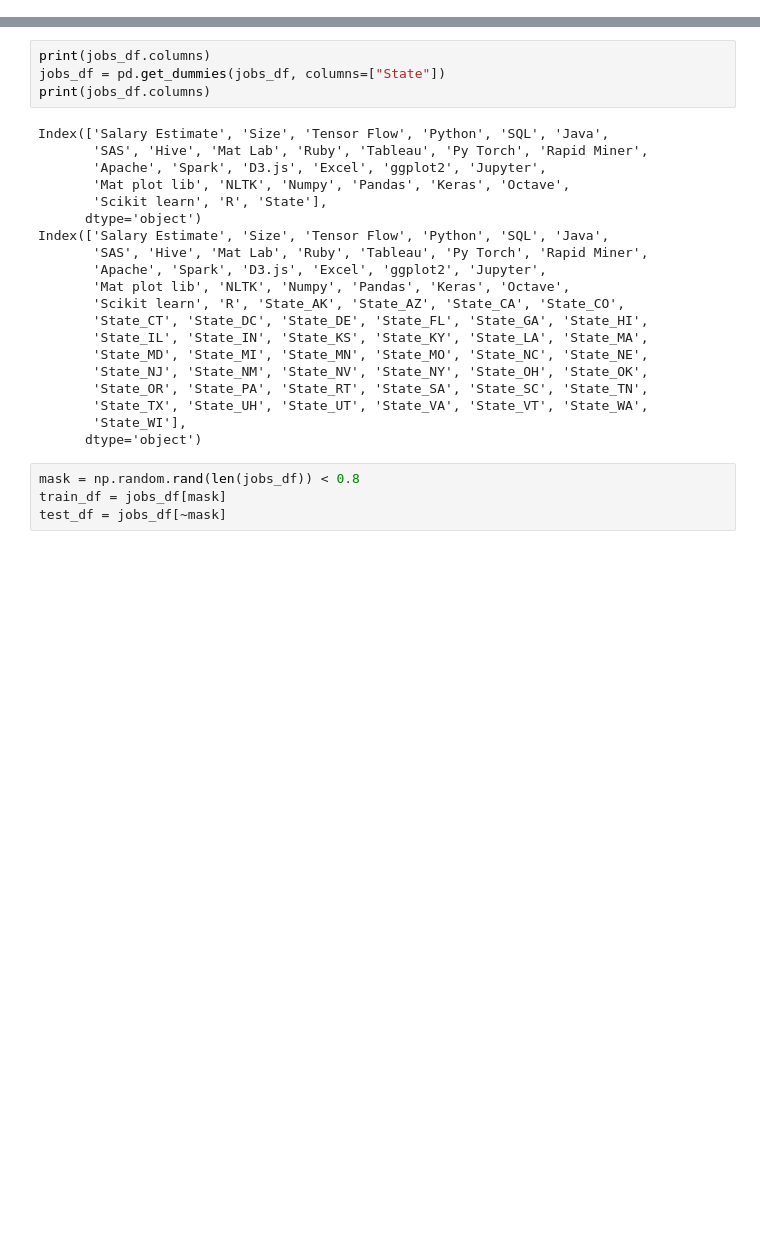
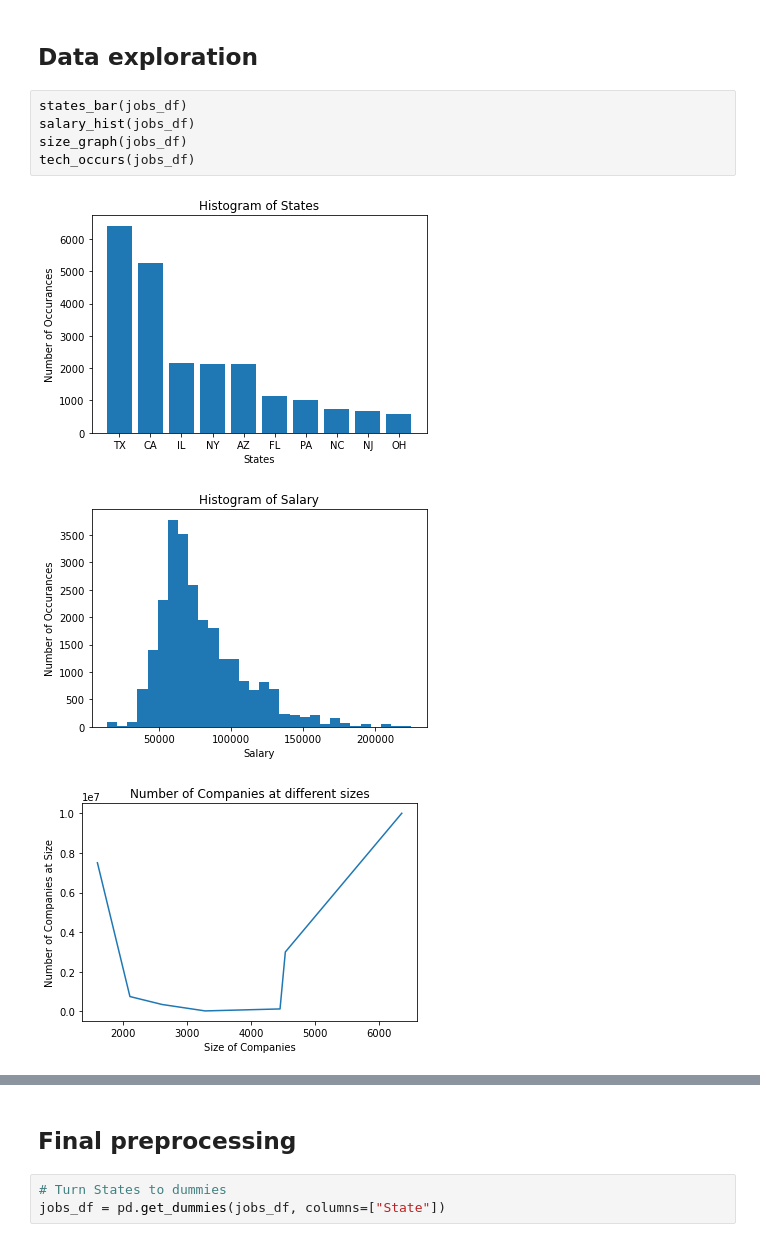
Before and after one commit to hrsather/Data_Science_Career_Advice, a Jupyter notebook: Final.ipynb, the cells around one changed output, grey strips where cells are left out. Saved outputs shown, nothing was run; the diff lists cells and outputs as text; blank space fills up the shorter version.

```diff
--- a/Final.ipynb
+++ b/Final.ipynb
@@ -194,0 +35,11 @@ plt.show()
+# %% [markdown]
+## Data exploration
+# %%
+states_bar(jobs_df)
+salary_hist(jobs_df)
+size_graph(jobs_df)
+tech_occurs(jobs_df)
+# %% [output]
+[figure, added]
+[figure, added]
+[figure, added]
@@ -195,28 +47,5 @@ plt.show()
+# %% [markdown]
+## Final preprocessing
 # %%
-print(jobs_df.columns)
+# Turn States to dummies
 jobs_df = pd.get_dummies(jobs_df, columns=["State"])
-print(jobs_df.columns)
-# %% [output]
-Index(['Salary Estimate', 'Size', 'Tensor Flow', 'Python', 'SQL', 'Java',
-       'SAS', 'Hive', 'Mat Lab', 'Ruby', 'Tableau', 'Py Torch', 'Rapid Miner',
-       'Apache', 'Spark', 'D3.js', 'Excel', 'ggplot2', 'Jupyter',
-       'Mat plot lib', 'NLTK', 'Numpy', 'Pandas', 'Keras', 'Octave',
-       'Scikit learn', 'R', 'State'],
-      dtype='object')
-Index(['Salary Estimate', 'Size', 'Tensor Flow', 'Python', 'SQL', 'Java',
-       'SAS', 'Hive', 'Mat Lab', 'Ruby', 'Tableau', 'Py Torch', 'Rapid Miner',
-       'Apache', 'Spark', 'D3.js', 'Excel', 'ggplot2', 'Jupyter',
-       'Mat plot lib', 'NLTK', 'Numpy', 'Pandas', 'Keras', 'Octave',
-       'Scikit learn', 'R', 'State_AK', 'State_AZ', 'State_CA', 'State_CO',
-       'State_CT', 'State_DC', 'State_DE', 'State_FL', 'State_GA', 'State_HI',
-       'State_IL', 'State_IN', 'State_KS', 'State_KY', 'State_LA', 'State_MA',
-       'State_MD', 'State_MI', 'State_MN', 'State_MO', 'State_NC', 'State_NE',
-       'State_NJ', 'State_NM', 'State_NV', 'State_NY', 'State_OH', 'State_OK',
-       'State_OR', 'State_PA', 'State_RT', 'State_SA', 'State_SC', 'State_TN',
-       'State_TX', 'State_UH', 'State_UT', 'State_VA', 'State_VT', 'State_WA',
-       'State_WI'],
-      dtype='object')
-# %%
-mask = np.random.rand(len(jobs_df)) < 0.8
-train_df = jobs_df[mask]
-test_df = jobs_df[~mask]
```
Also changed, not shown: parts of 25 cells of this notebook, 19 other files.
